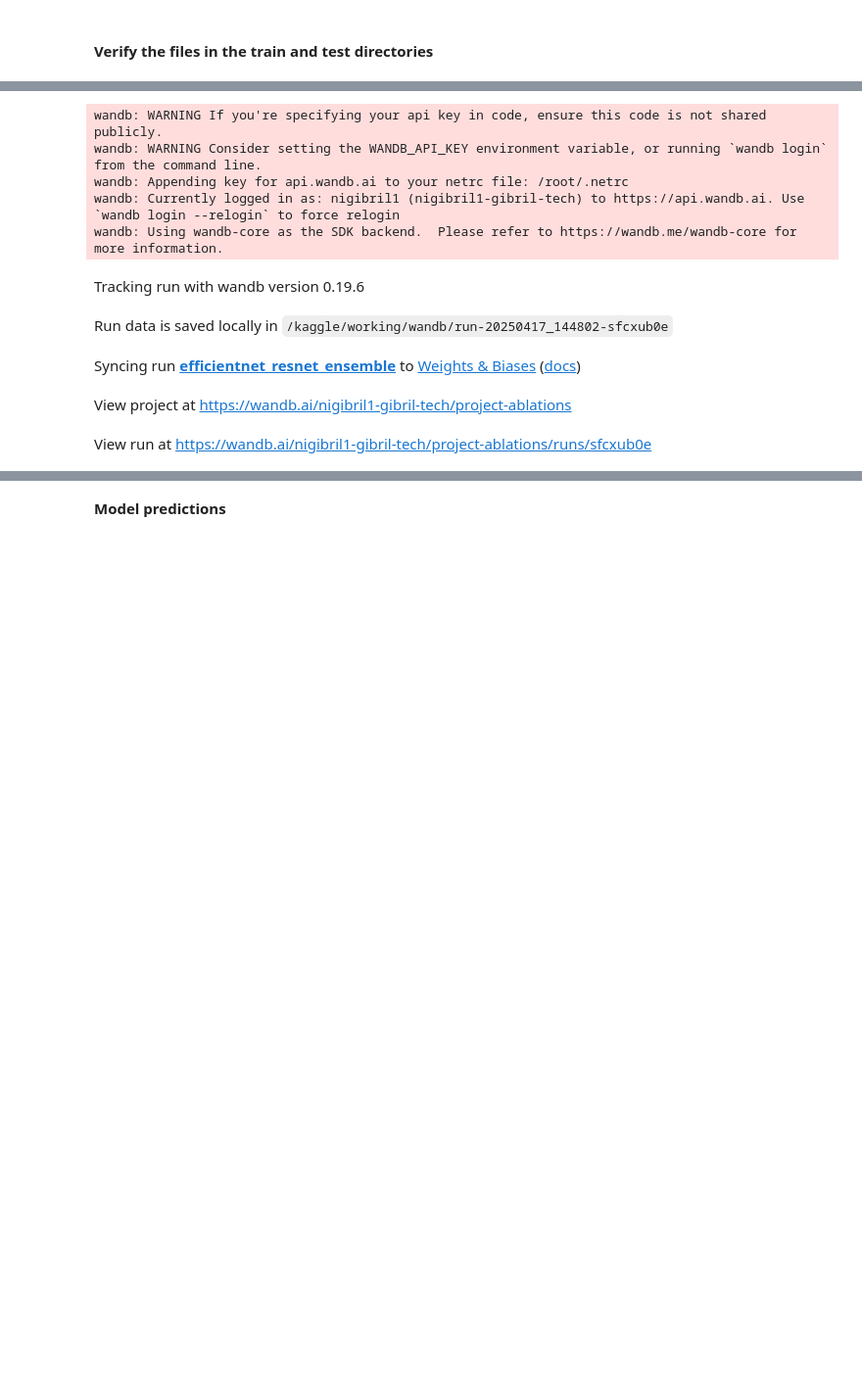
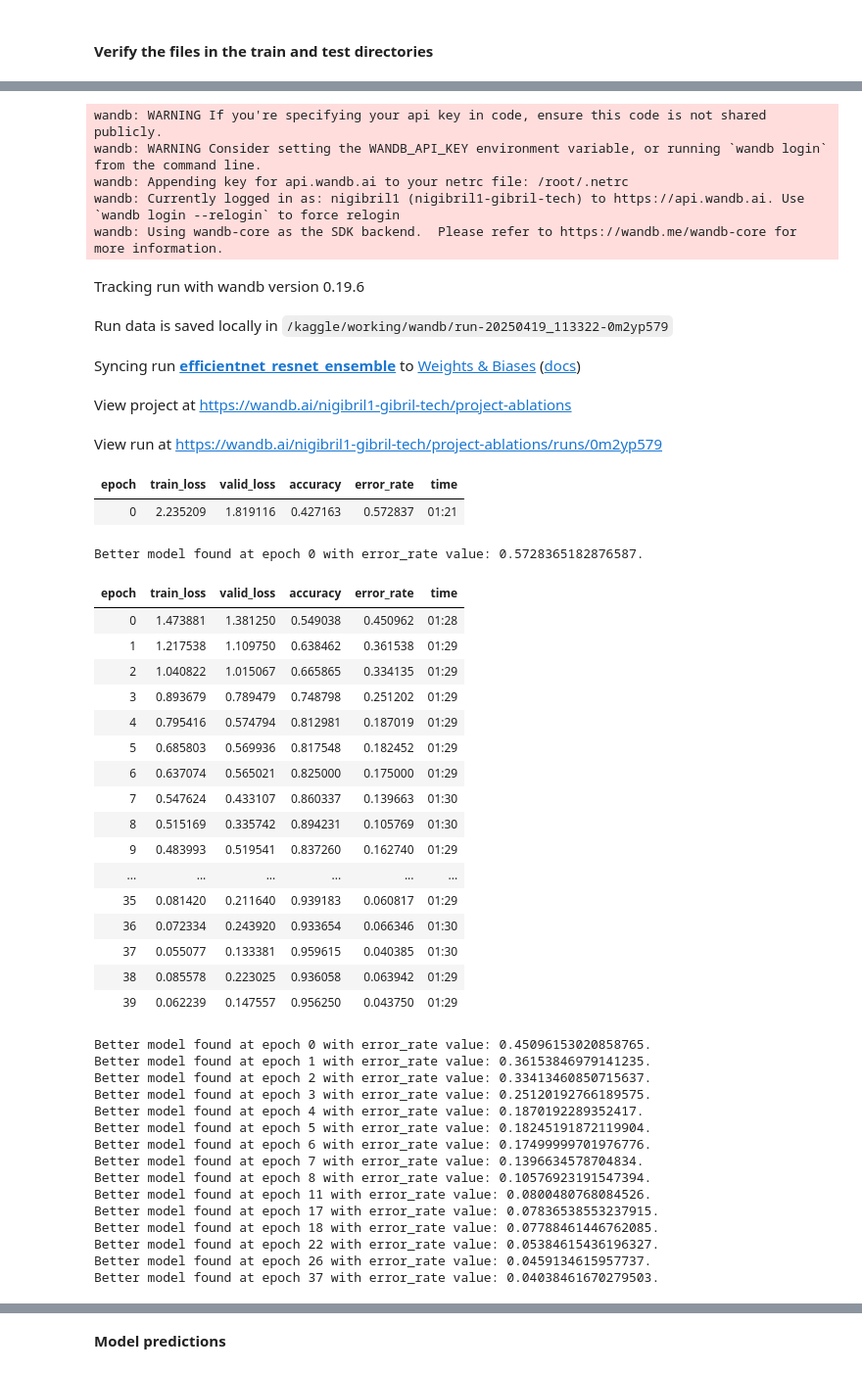
Before and after one commit to NiGabriel/idl-crop-disease-detection-2025, a Jupyter notebook: our_task/notebooks/ensemble-efficient-and-resnet50-v2.ipynb, the cells around one changed output, grey strips where cells are left out. Shown at 98% size. Drawn from its saved outputs; the diff is of its cells as text; code cells hidden in the pictures; blank space fills up the shorter version.

```diff
--- a/our_task/notebooks/ensemble-efficient-and-resnet50-v2.ipynb
+++ b/our_task/notebooks/ensemble-efficient-and-resnet50-v2.ipynb
@@ -244,7 +241,7 @@ run = wandb.init(
     name="efficientnet_resnet_ensemble",
     config={
         "epochs": 20,
-        "base_lr": 0.005,
+        "base_lr": 0.01,
         "weight_decay": 0.01,
         "architecture": "EfficientNet + ResNet50 Ensemble"
     },
@@ -257,7 +254,7 @@ wandb: Appending key for api.wandb.ai to your netrc file: /root/.netrc
 wandb: Currently logged in as: nigibril1 (nigibril1-gibril-tech) to https://api.wandb.ai. Use `wandb login --relogin` to force relogin
 wandb: Using wandb-core as the SDK backend.  Please refer to https://wandb.me/wandb-core for more information.
 Tracking run with wandb version 0.19.6
-Run data is saved locally in /kaggle/working/wandb/run-20250417_144802-sfcxub0e
+Run data is saved locally in /kaggle/working/wandb/run-20250419_113322-0m2yp579
 Syncing run efficientnet_resnet_ensemble to Weights & Biases (docs)
 View project at https://wandb.ai/nigibril1-gibril-tech/project-ablations
-View run at https://wandb.ai/nigibril1-gibril-tech/project-ablations/runs/sfcxub0e
+View run at https://wandb.ai/nigibril1-gibril-tech/project-ablations/runs/0m2yp579
@@ -323,6 +317,44 @@ learn_resnet.model_dir = "/kaggle/working/models"
 # Uncomment these lines ONLY if you want to reload the trained models
 # learn_eff = load_learner("/kaggle/working/models/eff_best_model.pkl")
 # learn_resnet = load_learner("/kaggle/working/models/resnet_best_model.pkl")
+# %%
+learn_eff.fine_tune(40, base_lr=0.01, wd=0.01)
+# %% [output]
+| epoch | train_loss | valid_loss | accuracy | error_rate | time |
+| 0 | 2.235209 | 1.819116 | 0.427163 | 0.572837 | 01:21 |
+Better model found at epoch 0 with error_rate value: 0.5728365182876587.
+| epoch | train_loss | valid_loss | accuracy | error_rate | time |
+| 0 | 1.473881 | 1.381250 | 0.549038 | 0.450962 | 01:28 |
+| 1 | 1.217538 | 1.109750 | 0.638462 | 0.361538 | 01:29 |
+| 2 | 1.040822 | 1.015067 | 0.665865 | 0.334135 | 01:29 |
+| 3 | 0.893679 | 0.789479 | 0.748798 | 0.251202 | 01:29 |
+| 4 | 0.795416 | 0.574794 | 0.812981 | 0.187019 | 01:29 |
+| 5 | 0.685803 | 0.569936 | 0.817548 | 0.182452 | 01:29 |
+| 6 | 0.637074 | 0.565021 | 0.825000 | 0.175000 | 01:29 |
+| 7 | 0.547624 | 0.433107 | 0.860337 | 0.139663 | 01:30 |
+| 8 | 0.515169 | 0.335742 | 0.894231 | 0.105769 | 01:30 |
+| 9 | 0.483993 | 0.519541 | 0.837260 | 0.162740 | 01:29 |
+| ... | ... | ... | ... | ... | ... |
+| 35 | 0.081420 | 0.211640 | 0.939183 | 0.060817 | 01:29 |
+| 36 | 0.072334 | 0.243920 | 0.933654 | 0.066346 | 01:30 |
+| 37 | 0.055077 | 0.133381 | 0.959615 | 0.040385 | 01:30 |
+| 38 | 0.085578 | 0.223025 | 0.936058 | 0.063942 | 01:29 |
+| 39 | 0.062239 | 0.147557 | 0.956250 | 0.043750 | 01:29 |
+Better model found at epoch 0 with error_rate value: 0.45096153020858765.
+Better model found at epoch 1 with error_rate value: 0.36153846979141235.
+Better model found at epoch 2 with error_rate value: 0.33413460850715637.
+Better model found at epoch 3 with error_rate value: 0.25120192766189575.
+Better model found at epoch 4 with error_rate value: 0.1870192289352417.
+Better model found at epoch 5 with error_rate value: 0.18245191872119904.
+Better model found at epoch 6 with error_rate value: 0.17499999701976776.
+Better model found at epoch 7 with error_rate value: 0.1396634578704834.
+Better model found at epoch 8 with error_rate value: 0.10576923191547394.
+Better model found at epoch 11 with error_rate value: 0.0800480768084526.
+Better model found at epoch 17 with error_rate value: 0.07836538553237915.
+Better model found at epoch 18 with error_rate value: 0.07788461446762085.
+Better model found at epoch 22 with error_rate value: 0.05384615436196327.
+Better model found at epoch 26 with error_rate value: 0.0459134615957737.
+Better model found at epoch 37 with error_rate value: 0.04038461670279503.
 # %%
 # %%timeit
 
```
Also changed, not shown: parts of 12 cells of this notebook.
